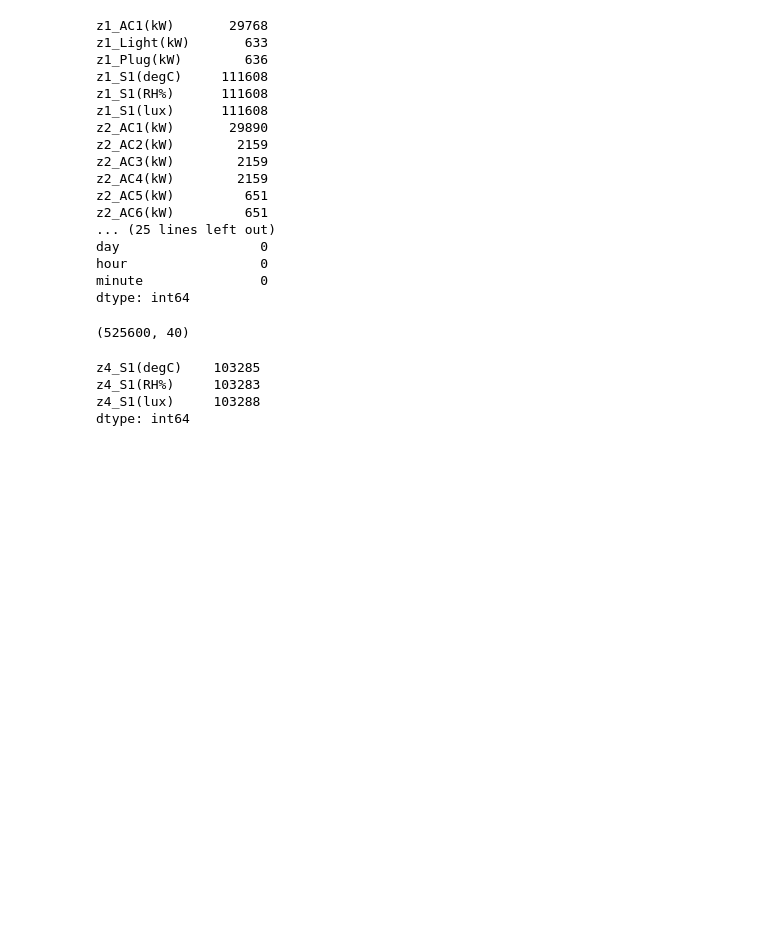
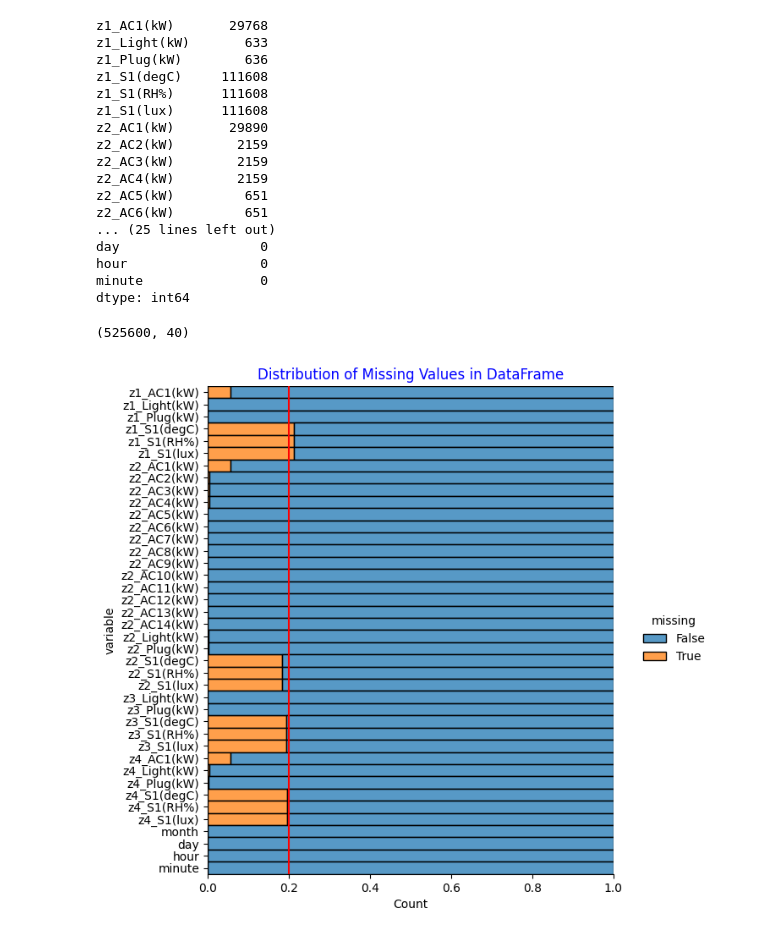
Before and after one commit to iceyisaak/smart-building, a Jupyter notebook: smart-building-project.ipynb, the cells around one changed output. Drawn from its saved outputs; the diff is of its cells as text; code cells hidden in the pictures; blank space fills up the shorter version.

Commit message:
Working on missing data values

```diff
--- a/smart-building-project.ipynb
+++ b/smart-building-project.ipynb
@@ -235,10 +236,20 @@ df.shape
 # %% [output]
 (525600, 40)
 # %%
-null_counts = df[['z4_S1(degC)', 'z4_S1(RH%)', 'z4_S1(lux)']].isna().sum()
-print(null_counts)
+# Create a categorical plot to visualize missing values
+sns.displot(data=df.isnull().melt(value_name="missing"),  # transforms the DataFrame into a long format.
+            y="variable",
+            hue="missing",
+            multiple="fill",
+            height=6.5)
+
+# Add a vertical red line at x=0.2
+plt.axvline(0.2, color="r")
+
+# Add title
+plt.title("Distribution of Missing Values in DataFrame", color="b")
+
+# Display the plot
+plt.show()
 # %% [output]
-z4_S1(degC)    103285
-z4_S1(RH%)     103283
-z4_S1(lux)     103288
-dtype: int64
+[figure, added]
```
Also changed, not shown: parts of 2 cells of this notebook.
